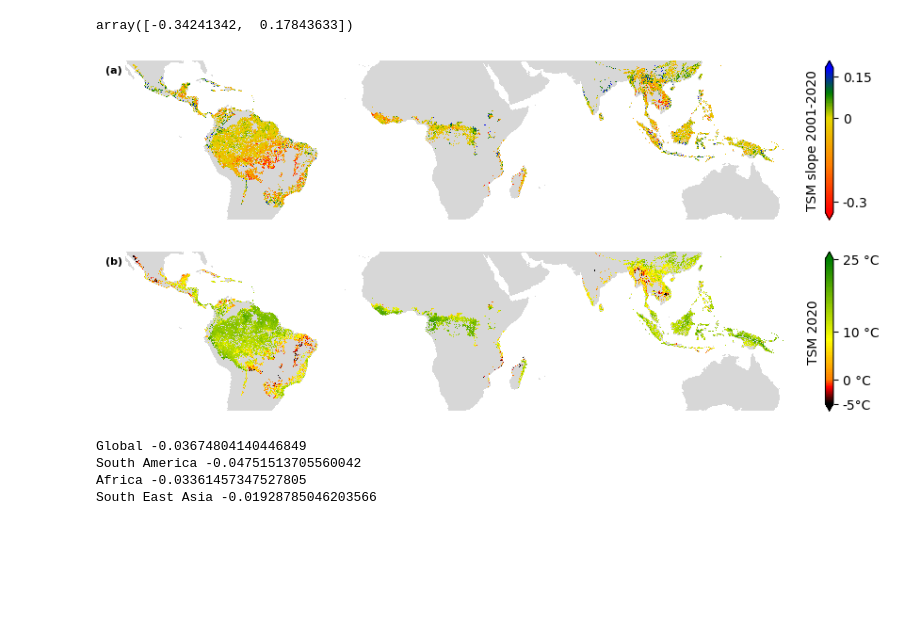
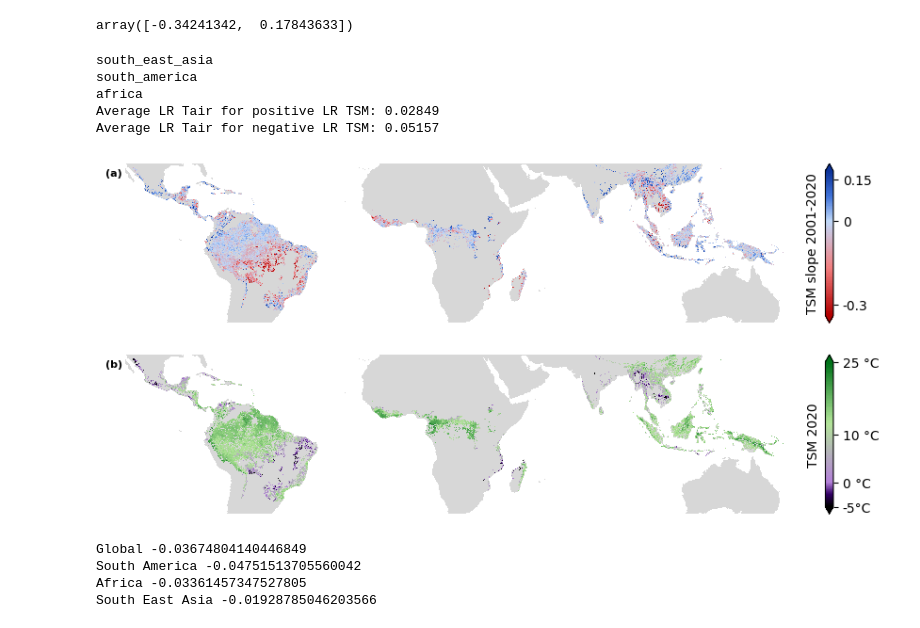
Before and after one commit to gaslen/Tcrit_tropical, a Jupyter notebook: figures.ipynb, the cells around one changed output. Saved outputs shown, nothing was run; the diff lists cells and outputs as text; code cells hidden in the pictures; blank space fills up the shorter version.

Commit message:
cleaned up after updated figs for 2nd resubmission

```diff
--- a/figures.ipynb
+++ b/figures.ipynb
@@ -331,6 +337,25 @@ lr_tsm_map.shape
 np.nanquantile(lr_tsm_map, [0.01, 0.99])
 # %% [output]
 array([-0.34241342,  0.17843633])
+# %%
+lr_tsm_slicable = make_slicable(lr_tsm_map)
+lr_tair_pos_lr_tsm = []
+lr_tair_neg_lr_tsm = []
+
+for continent, slice in geo_slices.items():
+    print(continent)
+    lr_tair = np.load(DATA_PATH + f"/outputs/LinearRegression_Tair_2001_2020_{continent}{version}.npy")
+    lr_tair_pos_lr_tsm.append(lr_tair[lr_tsm_slicable[slice] > 0])
+    lr_tair_neg_lr_tsm.append(lr_tair[lr_tsm_slicable[slice] < 0])
+
+print('Average LR Tair for positive LR TSM:', np.concatenate(lr_tair_pos_lr_tsm).mean())
+print('Average LR Tair for negative LR TSM:', np.concatenate(lr_tair_neg_lr_tsm).mean())
+# %% [output]
+south_east_asia
+south_america
+africa
+Average LR Tair for positive LR TSM: 0.02849
+Average LR Tair for negative LR TSM: 0.05157
 # %%
 fig, (ax1, ax2) = plt.subplots(2, 1, figsize=(10,4), gridspec_kw={'left': 0.05, 'right': 0.95, 'top': 0.98, 'bottom': 0.05})
 
@@ -339,7 +364,13 @@ for ax in [ax1, ax2]:
     ax.set_axis_off()
 
 # Plot Linear Regression TSM map (figure 1a)
-colors_ = [(1, 0, 0), (1,0.5,0), (0.9, 0.85, 0), (0, 0.5, 0), (0,0,1)]
+colors_ = [
+    (0.70, 0.00, 0.00),  # dark red
+    (0.95, 0.50, 0.50),  # light red
+    (0.75, 0.85, 0.98),  # light blue
+    (0.25, 0.45, 0.85),  # medium blue
+    (0.05, 0.20, 0.60),  # deep blue
+]
 cmap_lr = colors.LinearSegmentedColormap.from_list('lr_tsm', colors_, N=100)
 minn = -0.34
 maxx = 0.18
@@ -347,36 +378,42 @@ cmap_lr_shifted = shiftedColorMap(cmap_lr, midpoint=(-minn)/(maxx - minn), name=
 cmap_lr_shifted.set_bad(alpha=0)
 im = ax1.imshow(lr_tsm_map, cmap=cmap_lr_shifted, interpolation='none')
 im.set_clim(minn, maxx)
 # keep map rasterized
 ax1.set_rasterization_zorder(0)
 im.set_zorder(0)
 im.set_rasterized(True)
 # color bar
 cbar = fig.colorbar(im, extend='both', shrink=1, ticks = [-0.3, 0, 0.15], format= mticker.FixedFormatter([-0.3,0,0.15]),)
 cbar.ax.set_ylabel('TSM slope 2001-2020', rotation=90, labelpad=-50, fontdict={'fontsize': 10})
 ax1.text(-0.03, 0.97, '(a)', transform=ax1.transAxes,fontsize=8, fontweight='bold', va='top', ha='left')
 
 # Plot TSM 2020 map (figure 1b)
-colors_ = [(0, 0, 0), (1, 0, 0), (1, 1, 0), (0, 0.5, 0)]
+colors_ = [
+    (0.00, 0.00, 0.00),  # black
+    (0.20, 0.00, 0.40),  # deep purple
+    (0.70, 0.50, 0.85),  # light purple
+    (0.70, 0.90, 0.60),  # light green
+    (0.00, 0.45, 0.10),  # deep green
+]
 cmap_tsm = colors.LinearSegmentedColormap.from_list('tsm', colors_, N=100)
 minn = -5
 maxx = 25
 cmap_tsm_shifted = shiftedColorMap(cmap_tsm, midpoint=(-minn)/(maxx - minn), name='tsm_shifted')
 cmap_tsm_shifted.set_bad(alpha=0)
 im = ax2.imshow(tsm_2020_map, cmap=cmap_tsm_shifted, interpolation='none')
 im.set_clim(minn, maxx)
 # keep map rasterized
 ax2.set_rasterization_zorder(0)
 im.set_zorder(0)
 im.set_rasterized(True)
 # colorbar
 cbar = fig.colorbar(im, extend='both', shrink=1, ticks = [-5, 0, 10, 25], format= mticker.FixedFormatter([f'-5°C', '0 °C', '10 °C', f'25 °C']),)
 cbar.ax.set_ylabel('TSM 2020', rotation=90, labelpad=-55, fontdict={'fontsize': 10})
 ax2.text(-0.03, 0.97, '(b)', transform=ax2.transAxes, fontsize=8, fontweight='bold', va='top', ha='left')
 
-plt.savefig(f"figures/resubmission/TSM_figure{version}.pdf", bbox_inches='tight')
+plt.savefig(f"figures/resubmission/TSM_figure{version}_CBfriendly.pdf", bbox_inches='tight')
 # %% [output]
-[figure, old version]
+[figure, new version]
 # %%
 # Average decrease in TSM per year from 2001 to 2020
 print('Global', np.nanmean(lr_tsm_map))
```
Also changed, not shown: parts of 20 cells of this notebook, 26 other files.
